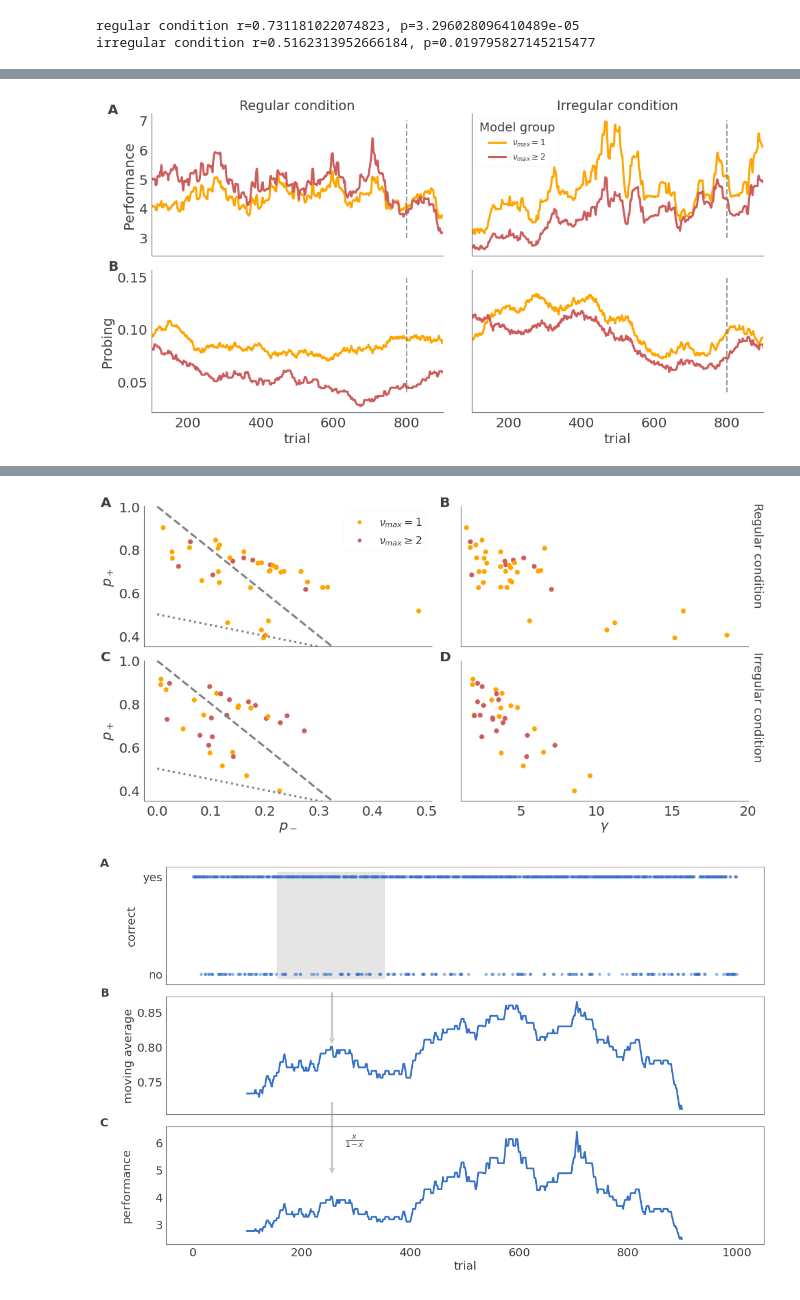
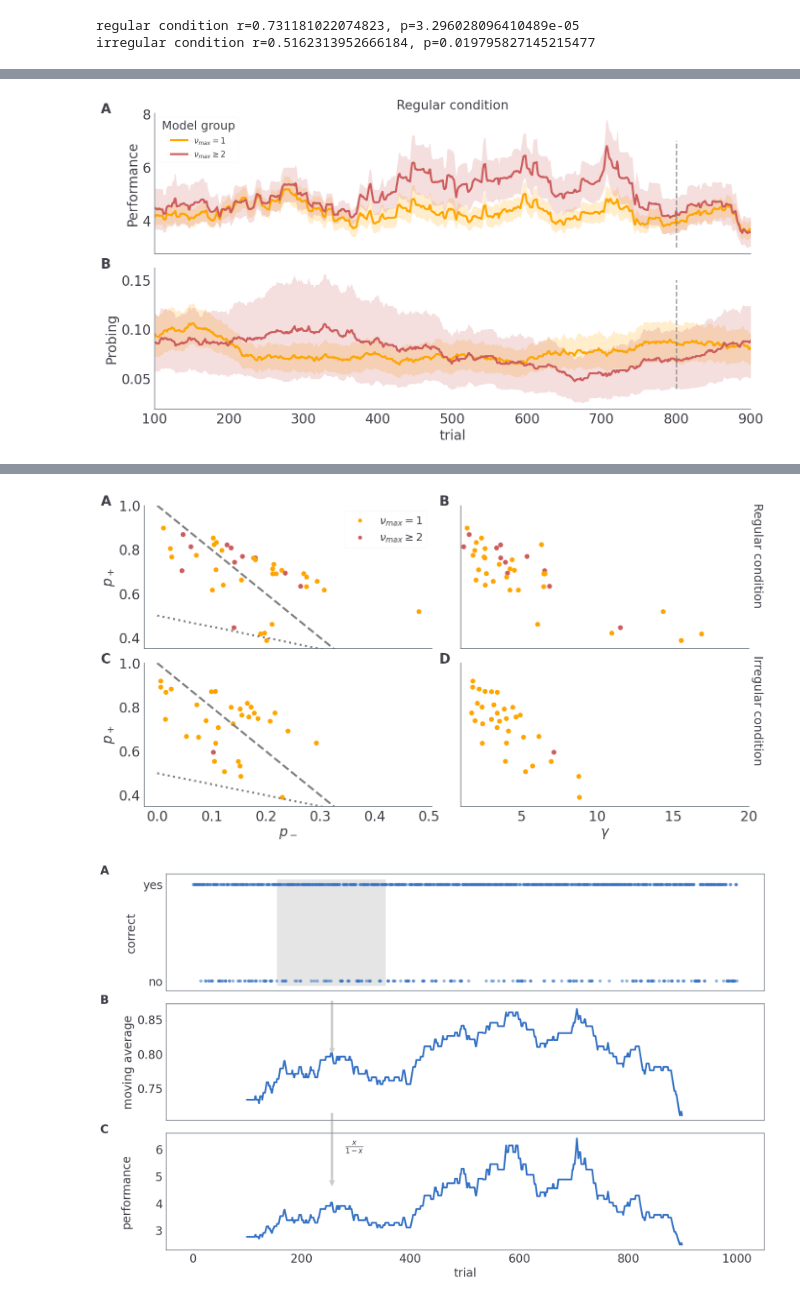
Before and after one commit to dimarkov/pybefit, a Jupyter notebook: examples/temporal_rev_learn/plot_behavioural_data.ipynb, the cells around one changed output, grey strips where cells are left out. Drawn from its saved outputs; the diff is of its cells as text; code cells hidden in the pictures.

```diff
--- a/examples/temporal_rev_learn/plot_behavioural_data.ipynb
+++ b/examples/temporal_rev_learn/plot_behavioural_data.ipynb
@@ -180,8 +180,5 @@ print('irregular condition r={}, p={}'.format(*pearsonr(df_expl.loc[df_expl.cond
 regular condition r=0.731181022074823, p=3.296028096410489e-05
 irregular condition r=0.5162313952666184, p=0.019795827145215477
 # %%
-fits = np.load('fit_data/fit_sample_mixture_gamma0_pref0_nu_max.npz', allow_pickle=True)
-samples_mixture1 = fits['samples'].item()
-
-fits = np.load('fit_data/fit_sample_mixture_gamma0_pref0_nu_min.npz', allow_pickle=True)
-samples_mixture2 = fits['samples'].item()
+fits = np.load('fit_data/fit_sample_mixture.npz', allow_pickle=True)
+samples_mixture = fits['samples'].item()
@@ -260,4 +242,5 @@ fig.savefig('Fig8.pdf', bbox_inches='tight', transparent=True, dpi=300)
 # %%
+probs = EP
 n_reg = np.sum(probs[cond[0]].argmax(-1) > 0)
 print('regular condition ',n_reg,  n_reg / ns_reg)
 
@@ -271,9 +254,16 @@ irregular condition 17 0.5151515151515151
 # %%
+def get_stats(x, axis=-1, c=0.975):
+    mean = x.mean(axis)
+    std = x.std(axis, ddof=1)
+    ci = c * std / np.sqrt(x.shape[axis])
+
+    return mean, ci
+
 ws = 201
 locs1 = probs.argmax(-1) == 0
 locs2 = probs.argmax(-1) >= 1
 
-fig, axes = plt.subplots(2, 2, figsize=(16, 8), sharex=True, sharey='row',
+fig, axes = plt.subplots(2, 1, figsize=(16, 8), sharex=True, sharey='row',
                          gridspec_kw={
                             'wspace': 0.1,
                             'hspace': 0.1
@@ -287,66 +277,56 @@ for c in conditions.condition:
         states.append(Sreg)
     else:
         states.append(Sirr)
 states = np.stack(states, 0)
 
 rolling_perf = performance(correct_choices_data, ws=ws)
 rolling_odds = performance(np.nan_to_num(responses_data) == 2, ws=ws)
 
 ##############################################################################################
 
 regs = cond[0]
 irrs = cond[1]
 rp1 = rolling_perf[regs][locs1[regs], :].T
-axes[0, 0].plot(trials, rp1.mean(-1), color='orange', lw=3, label=r'$\nu_{max}=1$');
+mu, ci = get_stats(rp1)
+axes[0].plot(trials, mu, color='orange', lw=3, label=r'$\nu_{max}=1$');
+axes[0].fill_between(trials, mu - ci, y2=mu + ci, color='orange', alpha=.2);
 
 rp11 = rolling_perf[regs][locs2[regs], :].T
-axes[0, 0].plot(trials, rp11.mean(-1), color='indianred', lw=3, label=r'$\nu_{max}\geq 2$');
-##############################################################################################
-
-rp2 = rolling_perf[irrs][locs1[irrs], :].T
-axes[0, 1].plot(trials, rp2.mean(-1), color='orange', lw=3, label=r'$\nu_{max}=1$');
-
-rp21 = rolling_perf[irrs][locs2[irrs], :].T
-axes[0, 1].plot(trials, rp21.mean(-1), color='indianred', lw=3, label=r'$\nu_{max}\geq 2$');
+mu, ci = get_stats(rp11)
+axes[0].plot(trials, mu, color='indianred', lw=3, label=r'$\nu_{max}\geq 2$');
+axes[0].fill_between(trials, mu - ci, y2=mu + ci, color='indianred', alpha=.2);
 ##############################################################################################
 
 exp_reg = regs * expl_subs
 rl1 = rolling_odds[exp_reg][locs1[exp_reg], :].T
-axes[-1, 0].plot(trials, rl1.mean(-1), color='orange', lw=3, label=r'$\nu_{max}=1$');
+mu, ci = get_stats(rl1)
+axes[-1].plot(trials, mu, color='orange', lw=3, label=r'$\nu_{max}=1$');
+axes[-1].fill_between(trials, mu - ci, y2=mu + ci, color='orange', alpha=.2);
 
 rl11 = rolling_odds[exp_reg][locs2[exp_reg], :].T
-axes[-1, 0].plot(trials, rl11.mean(-1), color='indianred', lw=3, label=r'$\nu_{max}\geq 2$');
+mu, ci = get_stats(rl11)
+axes[-1].plot(trials, mu, color='indianred', lw=3, label=r'$\nu_{max}\geq 2$');
+axes[-1].fill_between(trials, mu - ci, y2=mu + ci, color='indianred', alpha=.2);
 ##############################################################################################
 
-exp_irr = irrs * expl_subs
-rl2 = rolling_odds[exp_irr][locs1[exp_irr], :].T
-axes[-1, 1].plot(trials, rl2.mean(-1), color='orange', lw=3, label=r'$\nu_{max}=1$');
+axes[0].vlines(800, 3, 7, color='gray', linestyle='--', lw=2, alpha=.8)
+axes[-1].vlines(800, 0.04, 0.15, color='gray', linestyle='--', lw=2, alpha=.8)
 
-rl21 = rolling_odds[exp_irr][locs2[exp_irr], :].T
-axes[-1, 1].plot(trials, rl21.mean(-1), color='indianred', lw=3, label=r'$\nu_{max}\qeg 2$');
-##############################################################################################
+axes[0].legend(loc=2, title='Model group', fontsize=12)
+
+axes[0].set_ylabel('Performance');
+axes[-1].set_ylabel('Probing');
+axes[0].set_title('Regular condition')
+axes[-1].set_xlabel('trial')
+axes[-1].set_xlim([100, 900])
 
 for i in range(2):
-    axes[0, i].vlines(800, 3, 7, color='gray', linestyle='--', lw=2, alpha=.8)
-    axes[-1, i].vlines(800, 0.04, 0.15, color='gray', linestyle='--', lw=2, alpha=.8)
-
-axes[0, 1].legend(loc=2, title='Model group', fontsize=12)
-
-axes[0, 0].set_ylabel('Performance');
-axes[-1, 0].set_ylabel('Probing');
-axes[0, 0].set_title('Regular condition')
-axes[0, 1].set_title('Irregular condition')
-axes[-1, 0].set_xlabel('trial')
-axes[-1, 1].set_xlabel('trial')
-axes[-1, -1].set_xlim([100, 900])
-
-for i in range(2):
-    axes[i, 0].text(-.15, 1., string.ascii_uppercase[i], transform=axes[i, 0].transAxes, size=20, weight='bold')
+    axes[i].text(-.09, 1., string.ascii_uppercase[i], transform=axes[i].transAxes, size=20, weight='bold')
 
 sns.despine(fig)
 fig.savefig('Fig9.pdf', transparent=True, dpi=300)
 # %% [output]
-[figure, old version]
+[figure, new version]
 # %%
 ws = 201
 locs1 = probs.argmax(-1) == 0
@@ -437,8 +417,8 @@ for j in range(sum(irrs)):
     elif locs2[irrs][j]:
         my_col_irr.append(1)
 
-gammas = np.median(samples_mixture['gamma'], -1)
-p0 = np.median(samples_mixture['p0'], -2)
+gammas = np.median(samples_mixture['gamma'], -2)
+p0 = np.median(samples_mixture['p0'], -3)
 
 x = np.array([.0, .35])
 sct = axes[0, 0].scatter(p0[regs, 0], p0[regs, 1], s=50, c=my_col_reg, cmap=cmap)
@@ -474,7 +454,7 @@ axes[1, 1].text(1.01, .3, 'Irregular condition', rotation=-90, transform=axes[1,
 
 fig.savefig('Fig10.pdf', transparent=True, bbox_inches='tight', dpi=300)
 # %% [output]
-[figure, old version]
+[figure, new version]
 # %%
 from matplotlib.patches import FancyArrowPatch
 fig, axes = plt.subplots(3, 1, figsize=(16, 10), sharex=True, constrained_layout=True)
```
Also changed, not shown: parts of 7 cells of this notebook, 9 other files.
